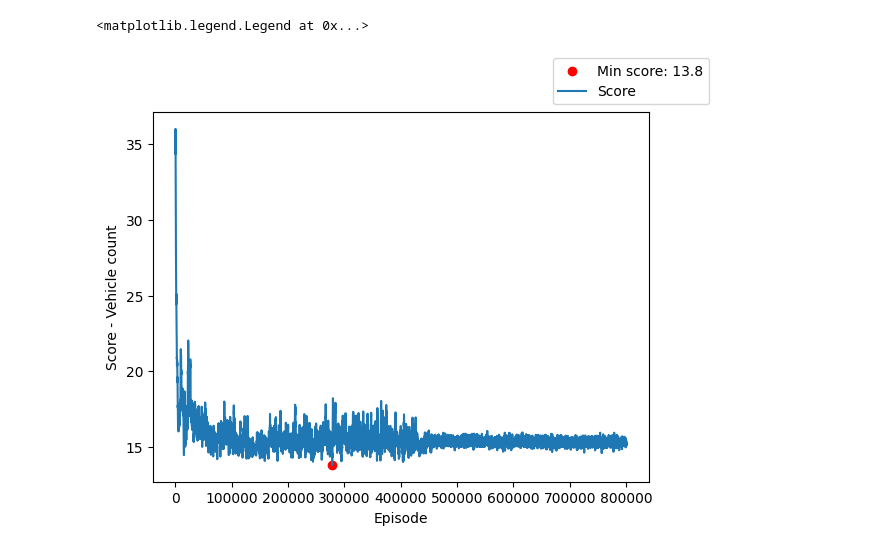
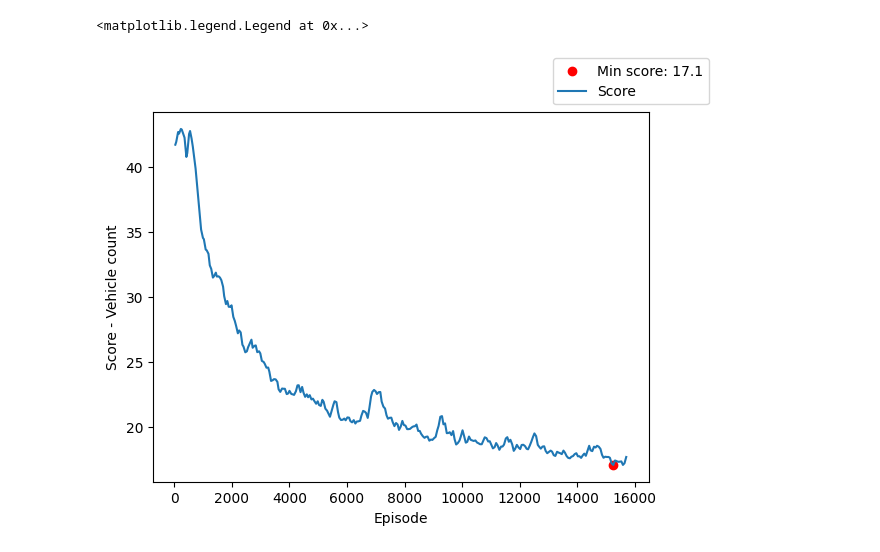
Before and after one commit to Ed-zo/rl-optimization, a Jupyter notebook: turnus/eval.ipynb, the cells around one changed output. Saved outputs shown, nothing was run; the diff lists cells and outputs as text; code cells hidden in the pictures.

```diff
--- a/turnus/eval.ipynb
+++ b/turnus/eval.ipynb
@@ -5,27 +5,27 @@
 # %%
 import pandas as pd
 import matplotlib.pyplot as plt
 import numpy as np
 
-training = '240315#p_rand_110_dmodel'
+training = '240614#p_rand_110_dmodel_sigmoid'
 df = pd.read_csv(f'results/{training}/score.csv')
 df2 = pd.read_csv(f'results/{training}/loss.csv')
 fig, ax1 = plt.subplots()
 
 best_score, index = np.min(df['avg_score']), np.argmin(df['avg_score'])
 
 ax1.scatter(df['episode'][index], best_score, c='red', label=f"Min score: {round(best_score, 1)}")
 ax1.plot(df['episode'], df['avg_score'], label='Score')
 ax1.set_xlabel('Episode')
 ax1.set_ylabel('Score - Vehicle count')
 
 # ax1.axhline(y=4, color='r', linestyle='--', label='Target score')
 # ax1.text(0, 4.5, 'Target score', color='red', fontsize=8)
 
 # ax2 = ax1.twinx()
-ax2.plot(df2['iteration'], df2['ext_value'], c='green', label='Extrinsic value loss')
-ax2.plot(df2['episode'], df2['int_value'], c='orange', label='Intrinsic value loss')
+# ax2.plot(df2['iteration'], df2['ext_value'], c='green', label='Extrinsic value loss')
+# ax2.plot(df2['episode'], df2['int_value'], c='orange', label='Intrinsic value loss')
 fig.legend()
 # %% [output]
 <matplotlib.legend.Legend at 0x...>
-[figure, old version]
+[figure, new version]
```
Also changed, not shown: parts of 14 cells of this notebook, 5 other files.
